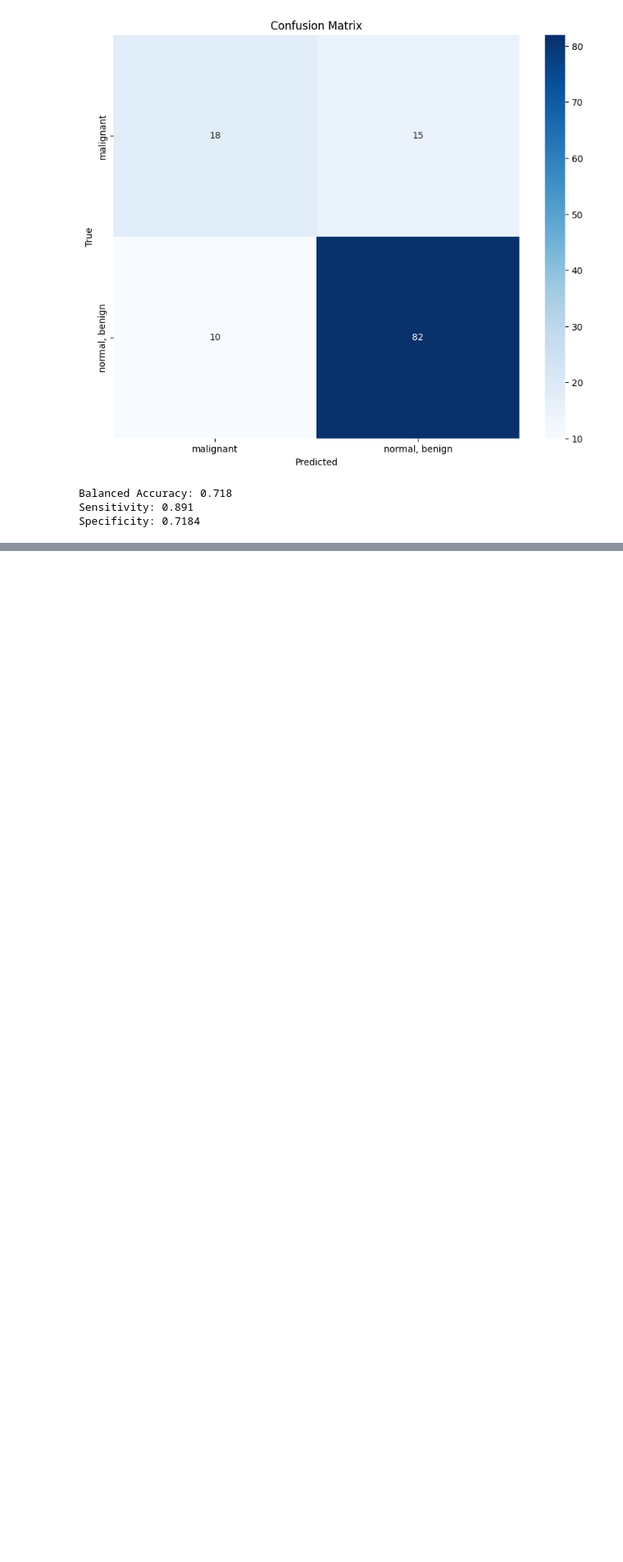
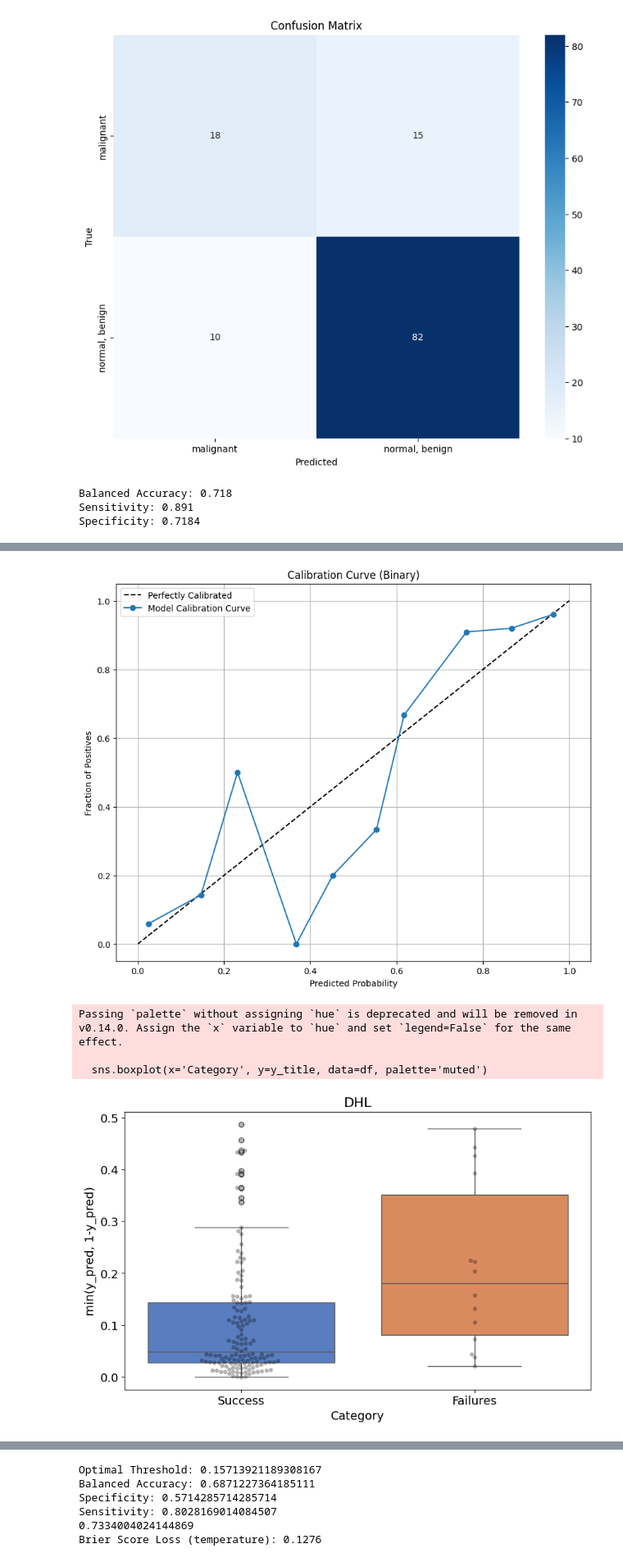
Before and after one commit to pstnmz/UQ_toolbox, a Jupyter notebook: medMNIST/UQ_test_metrics.ipynb, the cells around one changed output, grey strips where cells are left out. Shown at 82% size. Drawn from its saved outputs; the diff is of its cells as text; code cells hidden in the pictures; blank space fills up the shorter version.

```diff
--- a/medMNIST/UQ_test_metrics.ipynb
+++ b/medMNIST/UQ_test_metrics.ipynb
@@ -425,7 +425,11 @@ def computeTTA(aug_type, models, test_loader, device, num_classes=2, correct_pre
     elif aug_type == 'GPS':
         if gps_augment is None:
             best_aug = uq.perform_greedy_policy_search(aug_folder, correct_predictions_calibration, incorrect_predictions_calibration, num_workers=90, max_iterations=max_iterations, num_searches=30, top_k=5, plot=True)
-            n, m, transformation_pipeline = uq.extract_gps_augmentations_info(best_aug)
+            if isinstance(best_aug, list) and all(isinstance(policy, list) for policy in best_aug):
+                transformation_pipeline = []
+                for aug in best_aug:
+                    n, m, transformations = uq.extract_gps_augmentations_info(aug)
+                    transformation_pipeline.append(transformations)
         else:
             n = gps_augment[0]
             m = gps_augment[1]
@@ -744 +662,3 @@ for fold in range(0, 5):
+# %%
+uq_methods = ['MSR', 'MSR_temp_scale', 'Ensembling', 'TTA', 'GPS', 'KNNshap', 'KNNall']
 # %%
@@ -780,0 +701,8 @@ for fold in range(5):
+# %%
+uq_metrics = call_UQ_methods(uq_methods, models, y_prob, digits, y_true, digits_calib, y_true_calibration, indiv_scores, task_type, correct_predictions, incorrect_predictions, test_loader, device, optim_metric='balanced_accuracy', train_loaders=train_loaders, test_loader_tta=test_loader_tta, num_classes=2, latent_spaces=latent_spaces, shap_values_folds=shap_values_folds, labels_fold=labels_fold, correct_predictions_calibration=correct_predictions_calibration, incorrect_predictions_calibration=incorrect_predictions_calibration, image_normalization=True, aug_folder='gps_augment_breastmnist', swarmplot=True)
+# %% [output]
+[figure, added]
+Passing `palette` without assigning `hue` is deprecated and will be removed in v0.14.0. Assign the `x` variable to `hue` and set `legend=False` for the same effect.
+
+  sns.boxplot(x='Category', y=y_title, data=df, palette='muted')
+[figure, added]
@@ -780,0 +710,6 @@ for fold in range(5):
+Optimal Threshold: 0.15713921189308167
+Balanced Accuracy: 0.6871227364185111
+Specificity: 0.5714285714285714
+Sensitivity: 0.8028169014084507
+0.7334004024144869
+Brier Score Loss (temperature): 0.1276
```
Also changed, not shown: parts of 23 cells of this notebook, 5 other files.
